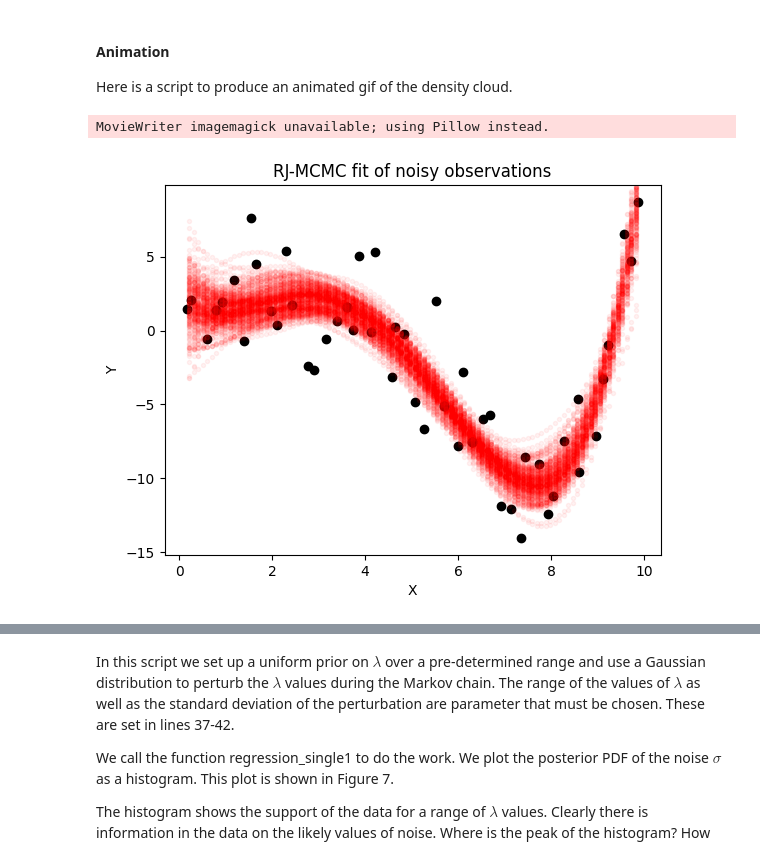
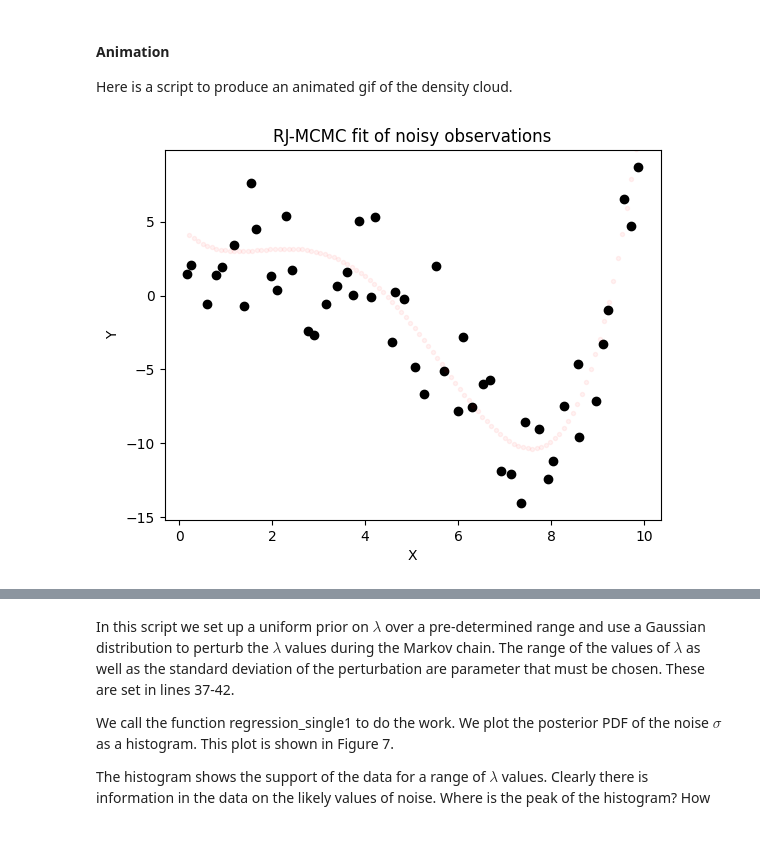
Before and after one commit to msambridge/InversionPracticals, a Jupyter notebook: Solutions/S6.1 - TransD sampling polynomial regression-solution.ipynb, the cells around one changed output, grey strips where cells are left out. Cells and saved outputs as stored; diff of their text form; code cells hidden in the pictures.

```diff
--- a/Solutions/S6.1 - TransD sampling polynomial regression-solution.ipynb
+++ b/Solutions/S6.1 - TransD sampling polynomial regression-solution.ipynb
@@ -368,36 +367,35 @@ fig_gif = plt.figure()
 axg = fig_gif.add_subplot(111)
 
 obs, = axg.plot(x, y, 'ko')
 line, = axg.plot([], [], 'r.',alpha = 0.05)
 
 xdata = []
 ydata = []
 
 # initialization function: plot the background of each frame
 def init():
     obs.set_data([], [])
     line.set_data([], [])
     return (obs,line,)
 
 def update(i):
 
     xdata.append(sample_x)
     ydata.append(sample_curves[i])
 
     line.set_xdata(xdata)
     line.set_ydata(ydata)
 
     return line
 
 axg.set_xlabel('X')
 axg.set_ylabel('Y')
 axg.set_title('RJ-MCMC fit of noisy observations')
 
 anim2 = animation.FuncAnimation(fig_gif, update, frames=len(sample_curves), interval=100, repeat=True)
-anim2.save('MCMC_example.gif', dpi=80, writer='imagemagick')
+#anim2.save('MCMC_example.gif', dpi=80, writer='imagemagick')
 # %% [output]
-MovieWriter imagemagick unavailable; using Pillow instead.
-[figure, old version]
+[figure, new version]
 # %% [markdown]
 ### Estimating data noise
 
```
Also changed, not shown: parts of 4 cells of this notebook, 7 other files.
